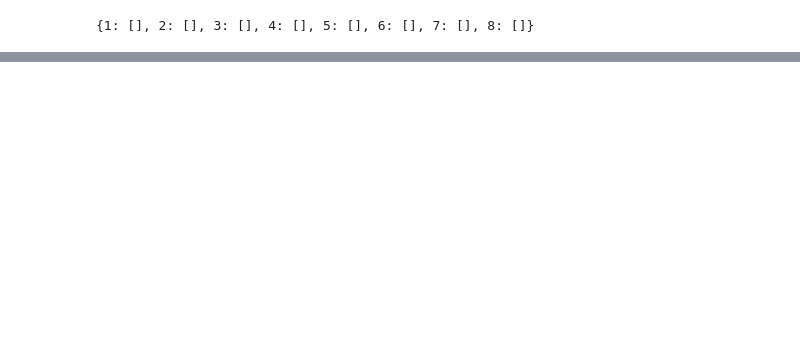
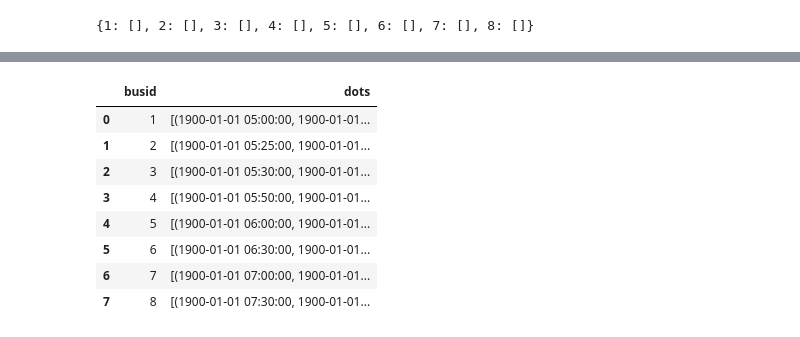
Before and after one commit to TrianderVad/practiceTimetable, a Jupyter notebook: raspisanie.ipynb, the cells around one changed output, grey strips where cells are left out. Drawn from its saved outputs; the diff is of its cells as text; code cells hidden in the pictures; blank space fills up the shorter version.

```diff
--- a/raspisanie.ipynb
+++ b/raspisanie.ipynb
@@ -62,10 +84,10 @@ print(df_timetable.head(50))
 #Средняя скорость автобуса 19 км/ч
 avetimef = round(6.48/19*60, 2)
 avetimeb = 5.63/19*60
-avtfh = avetimef // 1
-avtfm = avetimef % 1 * 60  // 1
-avtbh = avetimeb // 1
-avtbm = avetimeb % 1 * 60  // 1
-print(avtfh, avtfm, avtbh, avtbm)
+avtfm = avetimef // 1
+avtfs = avetimef % 1 * 60  // 1
+avtbm = avetimeb // 1
+avtbs = avetimeb % 1 * 60  // 1
+print(avtfm, avtfs, avtbm, avtbs)
 # %% [output]
 20.0 27.0 17.0 46.0
@@ -71,0 +103,5 @@ print(avtfh, avtfm, avtbh, avtbm)
+# %%
+lastsend1 = pd.to_datetime("0:0", format= "%H:%M")
+test = pd.to_datetime("2:0", format= "%H:%M")
+
+print(lastsend1 < test)
@@ -81,20 +119,3 @@ buspark = copy.copy(freebus)
 print(dirtt)
 # %% [output]
 {1: [], 2: [], 3: [], 4: [], 5: [], 6: [], 7: [], 8: []}
-# %%
-
-
-for index, row in df_timetable.iterrows():
-    cbf = row["countf"]
-    cbb = row["countb"]
-    delf = row["delayf"]
-    delb = row["delayb"]
-
-    for i in cbf:
-        for j in buspark:
-            if j.free:
-
-
-
-    #print(pd.to_datetime(row['time'], format='%H:%M') + pd.Timedelta(minutes = avtfh, seconds = avtfm))
-    #print(row["time"] + avetimef)
@@ -118,0 +199,7 @@ for index, row in df_timetable.iterrows():
+# %%
+test2 = {}
+for k,v in dirtt.items():
+    test2[k] = []
+    for i in dirtt[k]:
+        test2[k].append(i.print_info())
+        print(k, i.print_info())
@@ -118,0 +224,13 @@ for index, row in df_timetable.iterrows():
+# %%
+df2 = pd.DataFrame(list(test2.items()), columns=['busid', 'dots'])
+df2.head(10)
+# %% [output]
+|  | busid | dots |
+| 0 | 1 | [(1900-01-01 05:00:00, 1900-01-01... |
+| 1 | 2 | [(1900-01-01 05:25:00, 1900-01-01... |
+| 2 | 3 | [(1900-01-01 05:30:00, 1900-01-01... |
+| 3 | 4 | [(1900-01-01 05:50:00, 1900-01-01... |
+| 4 | 5 | [(1900-01-01 06:00:00, 1900-01-01... |
+| 5 | 6 | [(1900-01-01 06:30:00, 1900-01-01... |
+| 6 | 7 | [(1900-01-01 07:00:00, 1900-01-01... |
+| 7 | 8 | [(1900-01-01 07:30:00, 1900-01-01... |
```
Also changed, not shown: parts of 10 cells of this notebook, 1 other file.
